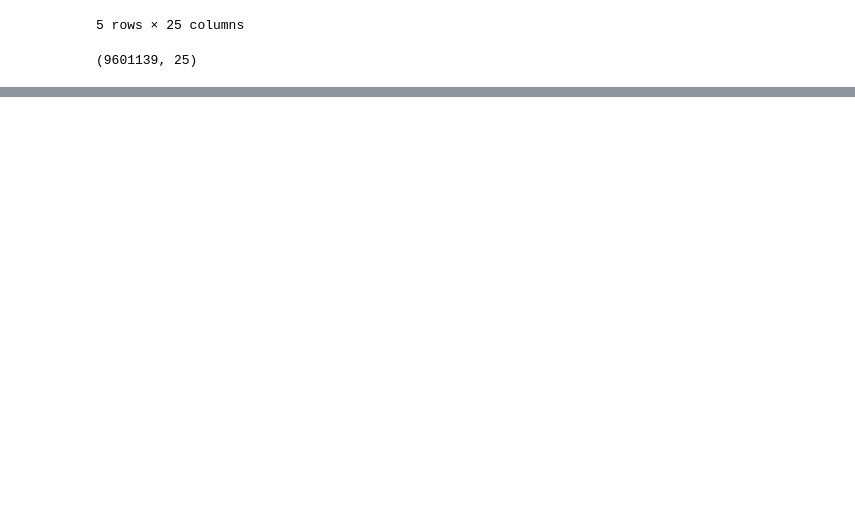
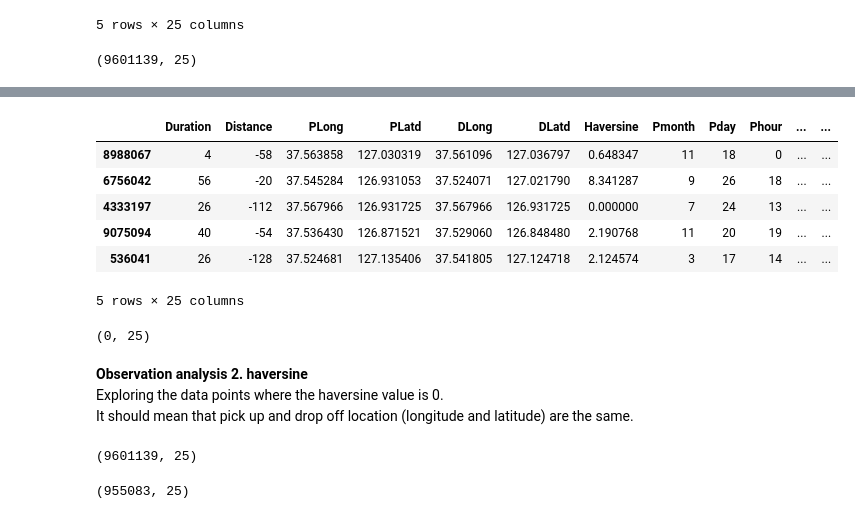
Before and after one commit to Kiran0R0Patil/seoul-bike-insights-and-predictions, a Jupyter notebook: seoul-bike-insights-and-predictions.ipynb, the cells around one changed output, grey strips where cells are left out. Saved outputs shown, nothing was run; the diff lists cells and outputs as text; code cells hidden in the pictures; blank space fills up the shorter version.

```diff
--- a/seoul-bike-insights-and-predictions.ipynb
+++ b/seoul-bike-insights-and-predictions.ipynb
@@ -81,0 +122,10 @@ memory usage: 659.3 MB
+# %%
+df[df['Distance']<0].head()
+# %% [output]
+|  | Duration | Distance | PLong | PLatd | DLong | DLatd | Haversine | Pmonth | Pday | Phour | ... | ... |
+| 8988067 | 4 | -58 | 37.563858 | 127.030319 | 37.561096 | 127.036797 | 0.648347 | 11 | 18 | 0 | ... | ... |
+| 6756042 | 56 | -20 | 37.545284 | 126.931053 | 37.524071 | 127.021790 | 8.341287 | 9 | 26 | 18 | ... | ... |
+| 4333197 | 26 | -112 | 37.567966 | 126.931725 | 37.567966 | 126.931725 | 0.000000 | 7 | 24 | 13 | ... | ... |
+| 9075094 | 40 | -54 | 37.536430 | 126.871521 | 37.529060 | 126.848480 | 2.190768 | 11 | 20 | 19 | ... | ... |
+| 536041 | 26 | -128 | 37.524681 | 127.135406 | 37.541805 | 127.124718 | 2.124574 | 3 | 17 | 14 | ... | ... |
+5 rows × 25 columns
@@ -81,0 +135,16 @@ memory usage: 659.3 MB
+# %%
+df[df['Distance']<0].shape
+# %% [output]
+(0, 25)
+# %% [markdown]
+**Observation analysis 2. haversine**
+Exploring the data points where the haversine value is 0.
+It should mean that pick up and drop off location (longitude and latitude) are the same.
+# %%
+df.shape
+# %% [output]
+(9601139, 25)
+# %%
+df[df['Haversine']==0].shape
+# %% [output]
+(955083, 25)
```
Also changed, not shown: parts of 19 cells of this notebook.
